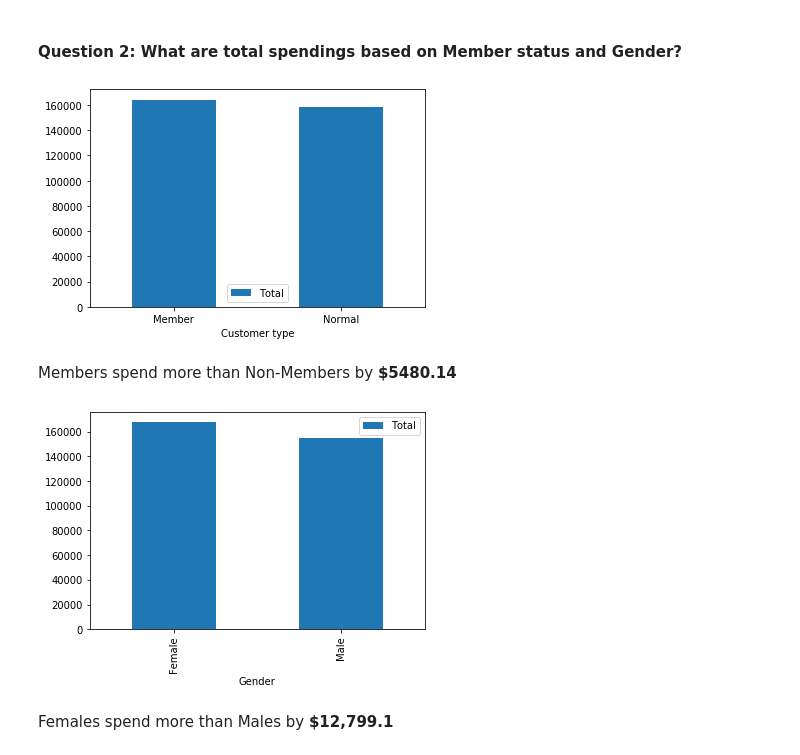
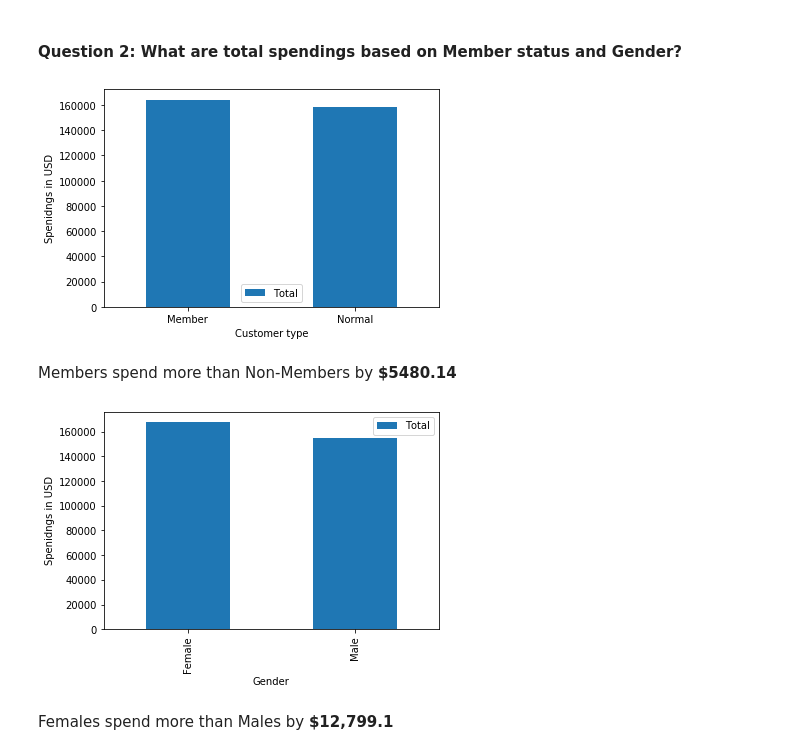
Before and after one commit to smyskar-lab/supermarket, a Jupyter notebook: supermarket_data blog.ipynb, the cells around one changed output. Cells and saved outputs as stored; diff of their text form; code cells hidden in the pictures.

```diff
--- a/supermarket_data blog.ipynb
+++ b/supermarket_data blog.ipynb
@@ -64,14 +106,16 @@ As can be seen in the above graph, total gross income is highest for the **Naypy
 #### Question 2: What are total spendings based on Member status and Gender?
 # %%
 df.groupby(['Customer type']).agg({'Total':'sum'}).plot.bar(rot=0);
+plt.ylabel("Spenidngs in USD");
 # %% [output]
-[figure, old version]
+[figure, new version]
 # %% [markdown]
 Members spend more than Non-Members by **$5480.14**
 # %%
 df.groupby(['Gender']).agg({'Total':'sum'}).plot.bar();
+plt.ylabel("Spenidngs in USD");
 # %% [output]
-[figure, old version]
+[figure, new version]
 # %% [markdown]
 Females spend more than Males by **$12,799.1**
 # %% [markdown]
```
Also changed, not shown: parts of 40 cells of this notebook.
